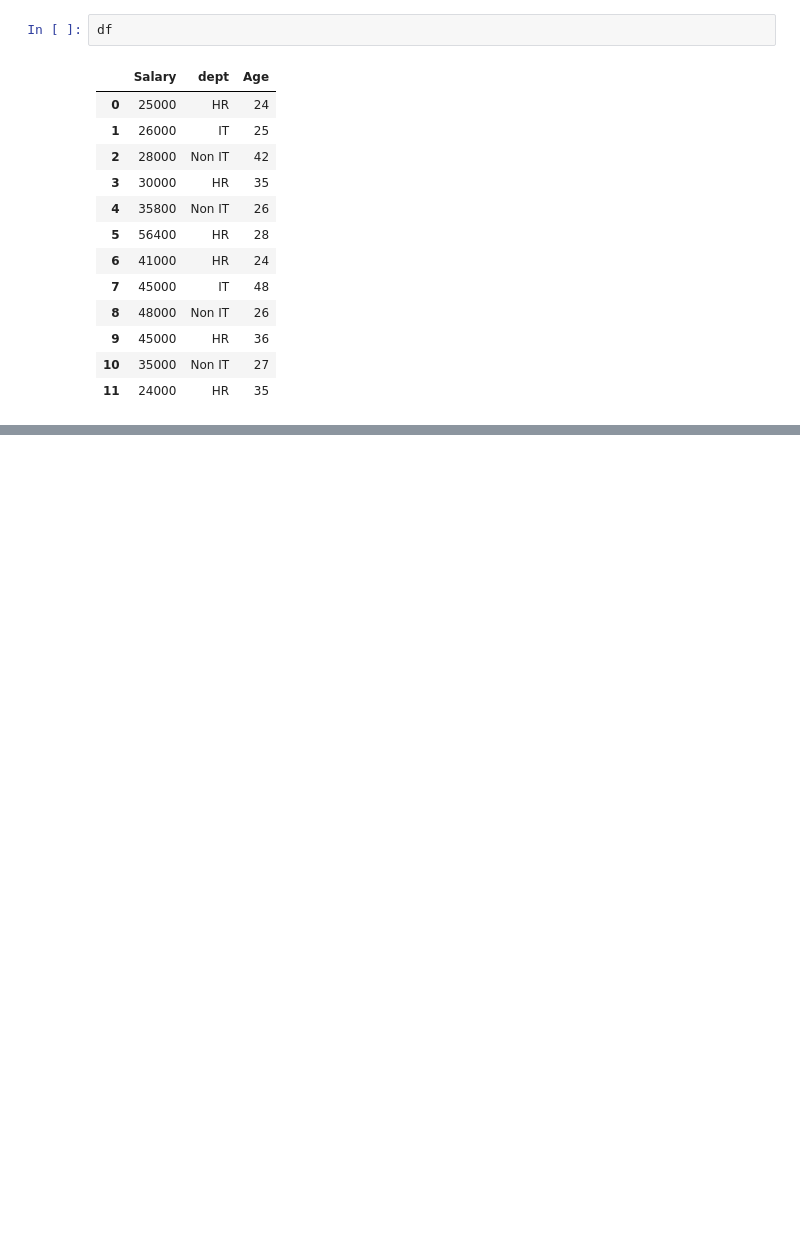
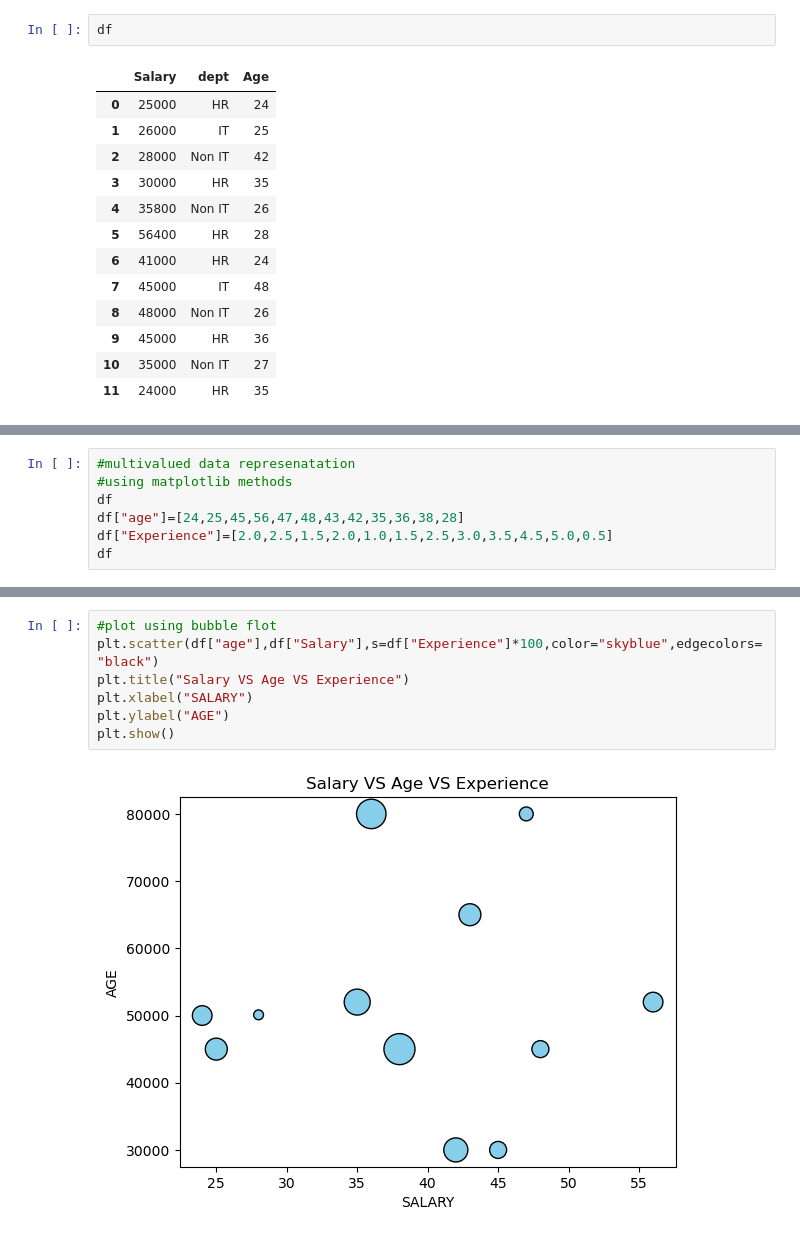
Before and after one commit to lakshmikant-hunachal/Python, a Jupyter notebook: matplotlib-checkpoint.ipynb, the cells around one changed output, grey strips where cells are left out. Saved outputs shown, nothing was run; the diff lists cells and outputs as text; blank space fills up the shorter version.

```diff
--- a/matplotlib-checkpoint.ipynb
+++ b/matplotlib-checkpoint.ipynb
@@ -222,0 +318,7 @@ df
+# %%
+#multivalued data represenatation
+#using matplotlib methods
+df
+df["age"]=[24,25,45,56,47,48,43,42,35,36,38,28]
+df["Experience"]=[2.0,2.5,1.5,2.0,1.0,1.5,2.5,3.0,3.5,4.5,5.0,0.5]
+df
@@ -222,0 +339,9 @@ df
+# %%
+#plot using bubble flot
+plt.scatter(df["age"],df["Salary"],s=df["Experience"]*100,color="skyblue",edgecolors="black")
+plt.title("Salary VS Age VS Experience")
+plt.xlabel("SALARY")
+plt.ylabel("AGE")
+plt.show()
+# %% [output]
+[figure, added]
```
Also changed, not shown: parts of 20 cells of this notebook, 1 other file.
